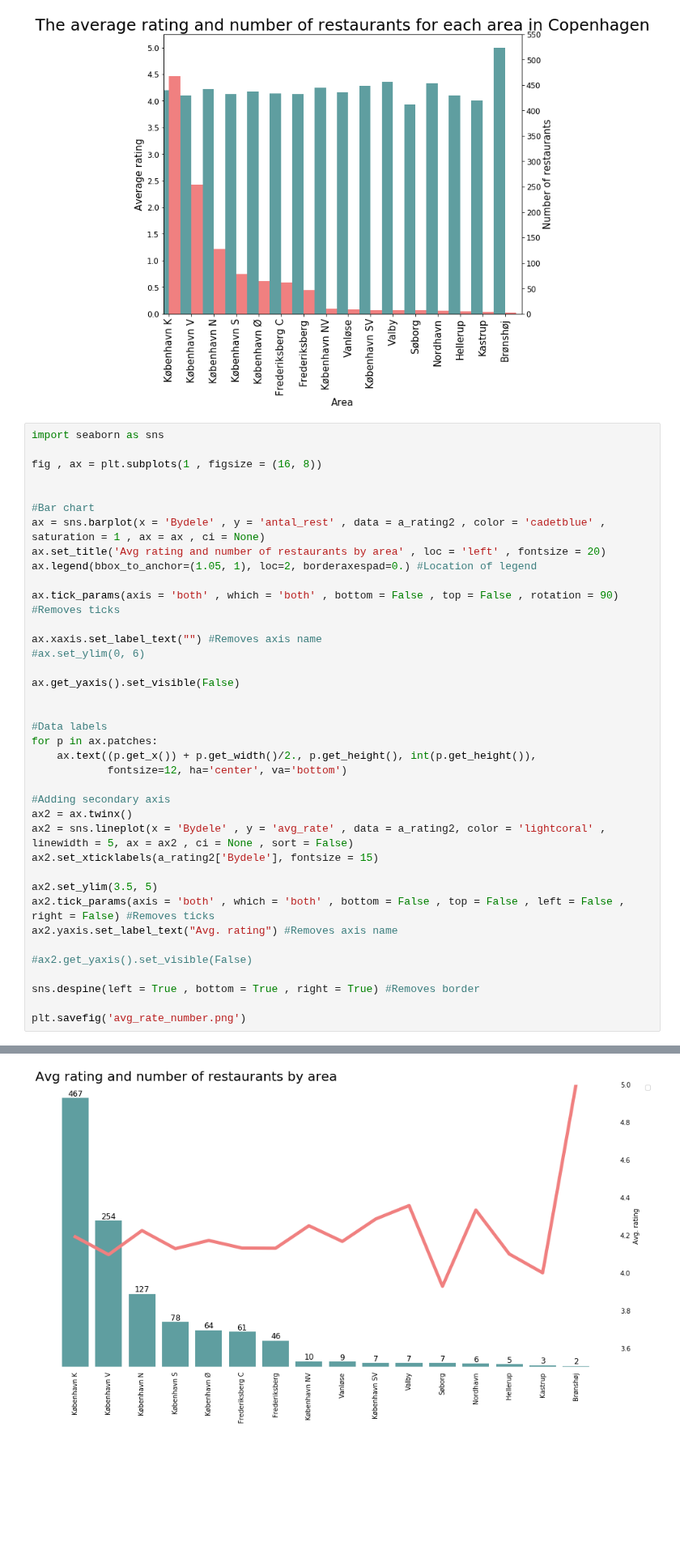
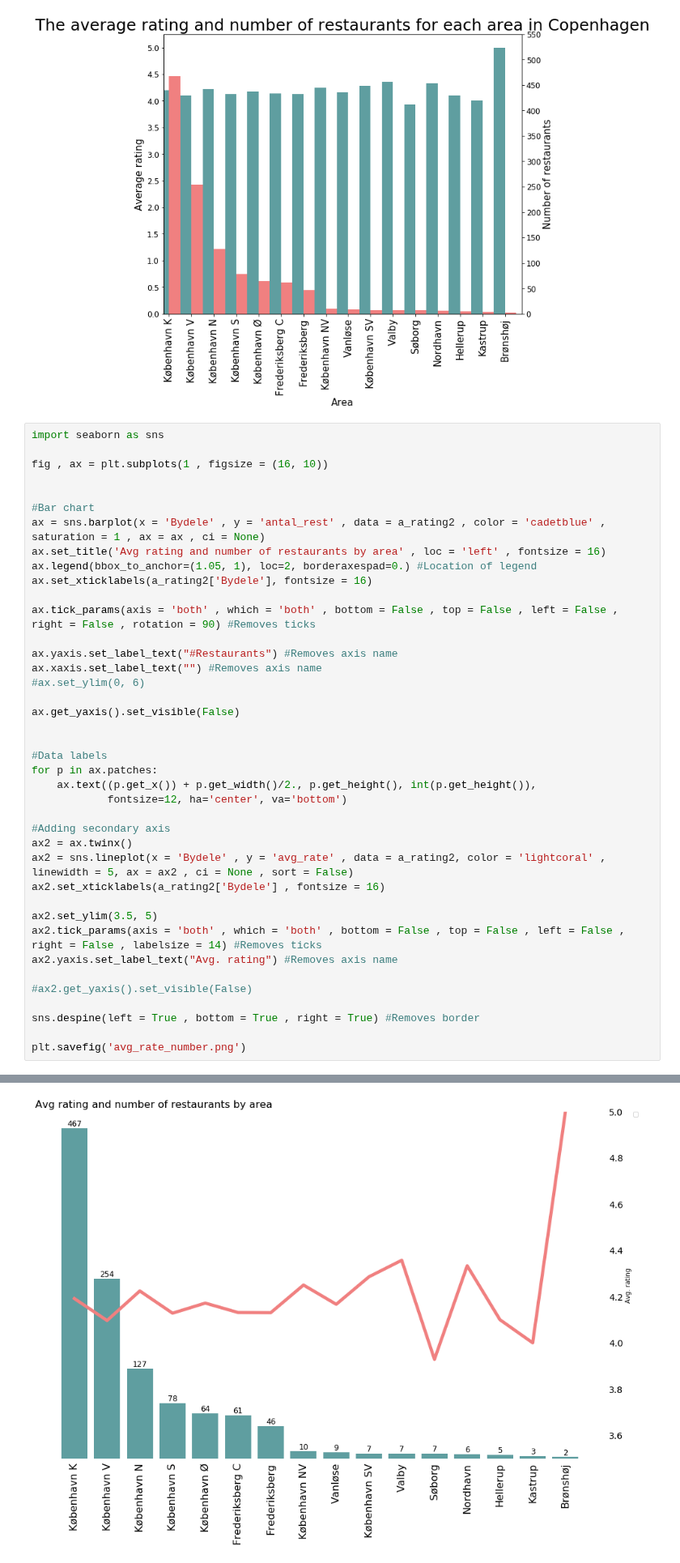
Before and after one commit to annarenneke/Group19, a Jupyter notebook: EXAM/LULU - data.ipynb, the cells around one changed output, grey strips where cells are left out. Shown at 81% size. Saved outputs shown, nothing was run; the diff lists cells and outputs as text; blank space fills up the shorter version.

```diff
--- a/EXAM/LULU - data.ipynb
+++ b/EXAM/LULU - data.ipynb
@@ -251,41 +251,43 @@ fig.savefig("image2.png",bbox_inches='tight',dpi=100)
 # %%
 import seaborn as sns
 
-fig , ax = plt.subplots(1 , figsize = (16, 8))
+fig , ax = plt.subplots(1 , figsize = (16, 10))
 
 
 #Bar chart
 ax = sns.barplot(x = 'Bydele' , y = 'antal_rest' , data = a_rating2 , color = 'cadetblue' , saturation = 1 , ax = ax , ci = None)
-ax.set_title('Avg rating and number of restaurants by area' , loc = 'left' , fontsize = 20)
+ax.set_title('Avg rating and number of restaurants by area' , loc = 'left' , fontsize = 16)
 ax.legend(bbox_to_anchor=(1.05, 1), loc=2, borderaxespad=0.) #Location of legend
+ax.set_xticklabels(a_rating2['Bydele'], fontsize = 16)
 
-ax.tick_params(axis = 'both' , which = 'both' , bottom = False , top = False , rotation = 90) #Removes ticks
+ax.tick_params(axis = 'both' , which = 'both' , bottom = False , top = False , left = False , right = False , rotation = 90) #Removes ticks
 
+ax.yaxis.set_label_text("#Restaurants") #Removes axis name
 ax.xaxis.set_label_text("") #Removes axis name
 #ax.set_ylim(0, 6)
 
 ax.get_yaxis().set_visible(False)
 
 
 #Data labels
 for p in ax.patches:
     ax.text((p.get_x()) + p.get_width()/2., p.get_height(), int(p.get_height()),
             fontsize=12, ha='center', va='bottom')
 
 #Adding secondary axis
 ax2 = ax.twinx()
 ax2 = sns.lineplot(x = 'Bydele' , y = 'avg_rate' , data = a_rating2, color = 'lightcoral' , linewidth = 5, ax = ax2 , ci = None , sort = False)
-ax2.set_xticklabels(a_rating2['Bydele'], fontsize = 15)
+ax2.set_xticklabels(a_rating2['Bydele'] , fontsize = 16)
 
 ax2.set_ylim(3.5, 5)
-ax2.tick_params(axis = 'both' , which = 'both' , bottom = False , top = False , left = False , right = False) #Removes ticks
+ax2.tick_params(axis = 'both' , which = 'both' , bottom = False , top = False , left = False , right = False , labelsize = 14) #Removes ticks
 ax2.yaxis.set_label_text("Avg. rating") #Removes axis name
 
 #ax2.get_yaxis().set_visible(False)
 
 sns.despine(left = True , bottom = True , right = True) #Removes border
 
 plt.savefig('avg_rate_number.png')
 # %% [output]
 No handles with labels found to put in legend.
-[figure, old version]
+[figure, new version]
```
Also changed, not shown: 5 other files.
